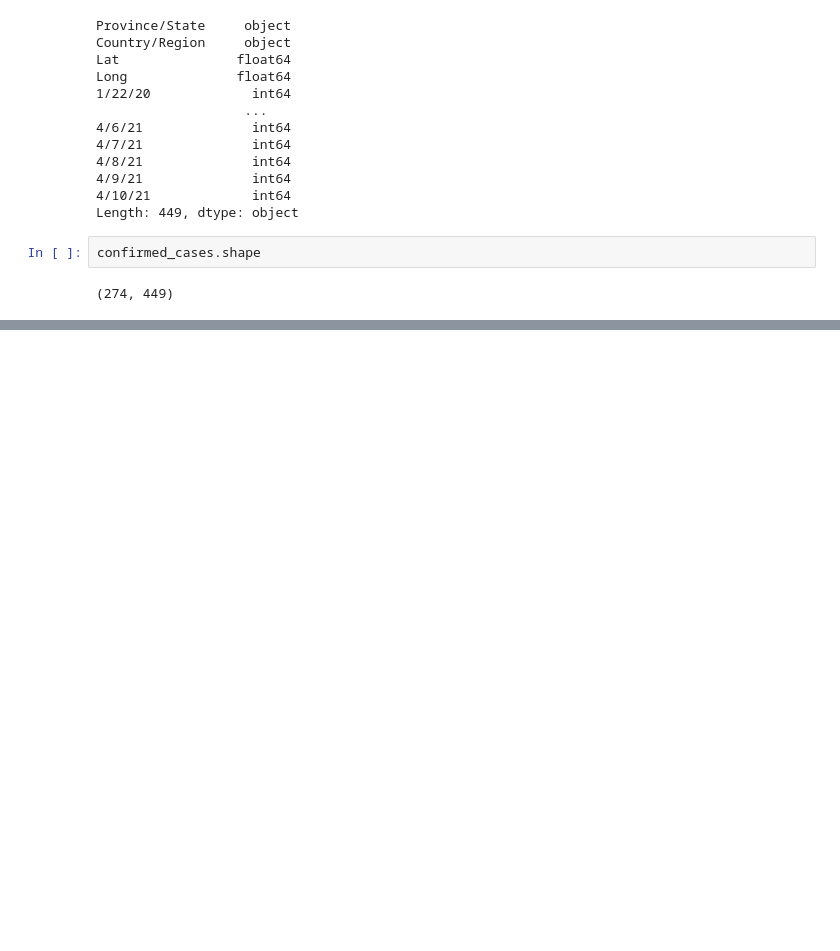
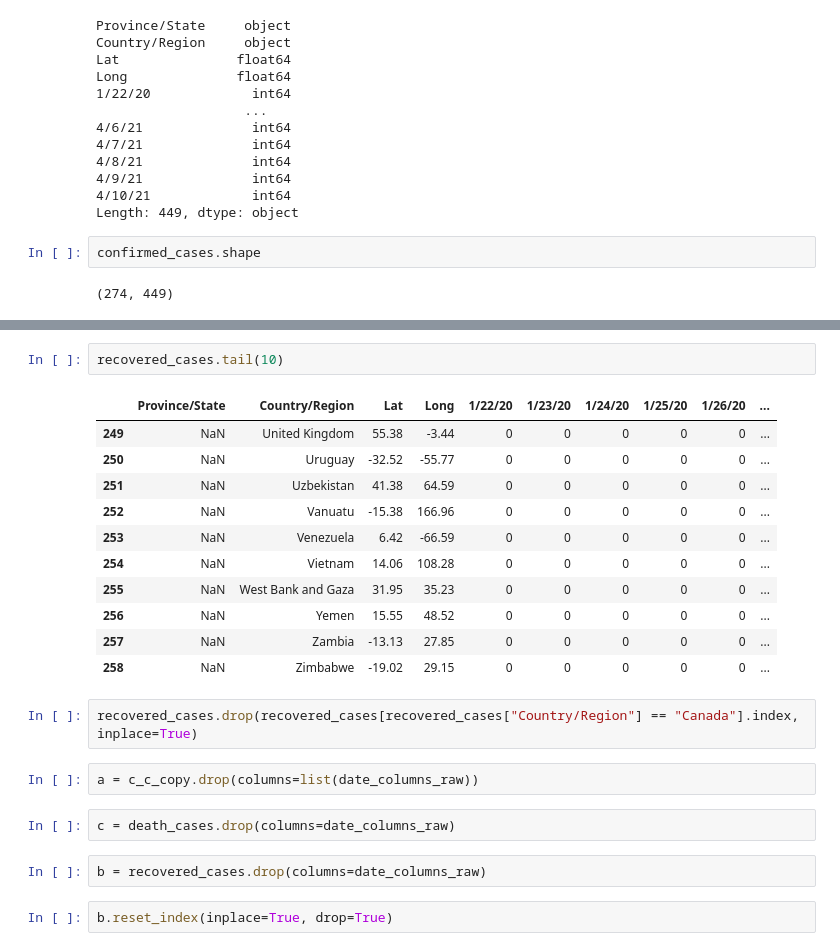
Before and after one commit to blopezpi/mid-project-bdmlpt1021, a Jupyter notebook: data/covid_19_confirmed_cases_dt.ipynb, the cells around one changed output, grey strips where cells are left out. Drawn from its saved outputs; the diff is of its cells as text; blank space fills up the shorter version.

```diff
--- a/data/covid_19_confirmed_cases_dt.ipynb
+++ b/data/covid_19_confirmed_cases_dt.ipynb
@@ -52,0 +314,24 @@ location.raw['address'].get('county')
+# %%
+recovered_cases.tail(10)
+# %% [output]
+|  | Province/State | Country/Region | Lat | Long | 1/22/20 | 1/23/20 | 1/24/20 | 1/25/20 | 1/26/20 | ... |
+| 249 | NaN | United Kingdom | 55.38 | -3.44 | 0 | 0 | 0 | 0 | 0 | ... |
+| 250 | NaN | Uruguay | -32.52 | -55.77 | 0 | 0 | 0 | 0 | 0 | ... |
+| 251 | NaN | Uzbekistan | 41.38 | 64.59 | 0 | 0 | 0 | 0 | 0 | ... |
+| 252 | NaN | Vanuatu | -15.38 | 166.96 | 0 | 0 | 0 | 0 | 0 | ... |
+| 253 | NaN | Venezuela | 6.42 | -66.59 | 0 | 0 | 0 | 0 | 0 | ... |
+| 254 | NaN | Vietnam | 14.06 | 108.28 | 0 | 0 | 0 | 0 | 0 | ... |
+| 255 | NaN | West Bank and Gaza | 31.95 | 35.23 | 0 | 0 | 0 | 0 | 0 | ... |
+| 256 | NaN | Yemen | 15.55 | 48.52 | 0 | 0 | 0 | 0 | 0 | ... |
+| 257 | NaN | Zambia | -13.13 | 27.85 | 0 | 0 | 0 | 0 | 0 | ... |
+| 258 | NaN | Zimbabwe | -19.02 | 29.15 | 0 | 0 | 0 | 0 | 0 | ... |
+# %%
+recovered_cases.drop(recovered_cases[recovered_cases["Country/Region"] == "Canada"].index, inplace=True)
+# %%
+a = c_c_copy.drop(columns=list(date_columns_raw))
+# %%
+c = death_cases.drop(columns=date_columns_raw)
+# %%
+b = recovered_cases.drop(columns=date_columns_raw)
+# %%
+b.reset_index(inplace=True, drop=True)
```
Also changed, not shown: parts of 71 cells of this notebook.
